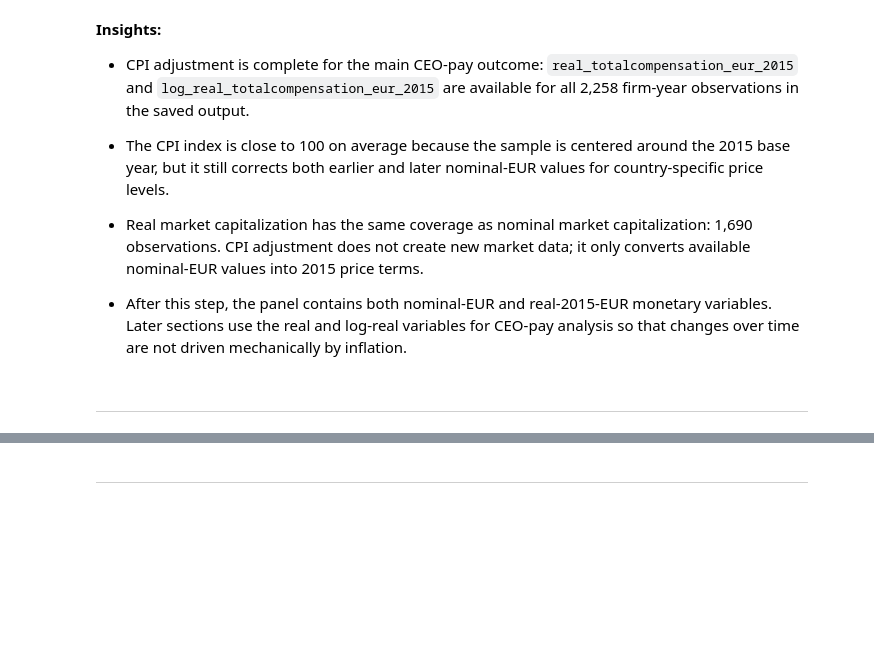
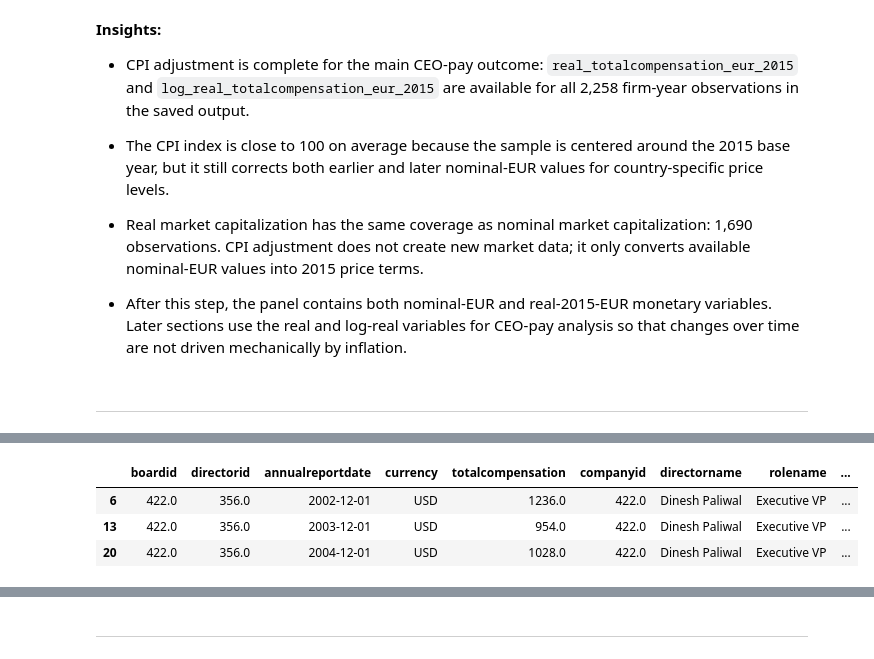
Before and after one commit to rizkyakbar-tud/DAI, a Jupyter notebook: mission/proposals_st26/mission_proposal_Akbar-Zduńczyk copy.ipynb, the cells around one changed output, grey strips where cells are left out. Saved outputs shown, nothing was run; the diff lists cells and outputs as text; code cells hidden in the pictures; blank space fills up the shorter version.

```diff
--- a/mission/proposals_st26/mission_proposal_Akbar-Zduńczyk copy.ipynb
+++ b/mission/proposals_st26/mission_proposal_Akbar-Zduńczyk copy.ipynb
@@ -2680,0 +2665,53 @@ log_pay_dispersion: mean=1.081, std=1.109
+# %%
+# Prepare role spells that are eligible for the pay-ratio denominator
+pay_ratio_role_spells = df_emp_pay_ratio_roles[["companyid", "directorid", "directorname", "rolename", "datestartrole", "dateendrole_clean"]].copy()
+
+
+# Use relevant columns from df_remun
+df_remun_pay_ratio = df_remun[["boardid", "directorid", "annualreportdate", "currency", "totalcompensation"]].copy()
+
+df_remun_pay_ratio["annualreportdate"] = pd.to_datetime(df_remun_pay_ratio["annualreportdate"],errors="coerce")
+
+# Merge remuneration to eligible non-CEO executive role spells
+# This mirrors Section 5.2: match on directorid and firm id
+df_pay_ratio_remun_matched = df_remun_pay_ratio.merge(
+    pay_ratio_role_spells,
+    left_on=["directorid", "boardid"],
+    right_on=["directorid", "companyid"],
+    how="inner",
+)
+
+# Keep remuneration records whose annual report date falls inside the role spell
+# Use the same 90-day tolerance window as the CEO-remuneration matching step
+df_pay_ratio_remun_matched = df_pay_ratio_remun_matched.loc[
+    (
+        df_pay_ratio_remun_matched["annualreportdate"]
+        >= df_pay_ratio_remun_matched["datestartrole"] - pd.Timedelta(days=90)
+    )
+    & (
+        df_pay_ratio_remun_matched["dateendrole_clean"].isna()
+        | (
+            df_pay_ratio_remun_matched["annualreportdate"]
+            <= df_pay_ratio_remun_matched["dateendrole_clean"] + pd.Timedelta(days=90)
+        )
+    )
+].copy()
+
+# Keep valid dated records with positive compensation
+df_pay_ratio_remun_matched = df_pay_ratio_remun_matched.loc[
+    df_pay_ratio_remun_matched["annualreportdate"].notna()
+    & df_pay_ratio_remun_matched["totalcompensation"].gt(0)
+].copy()
+
+
+# Add firm-year key for later aggregation
+df_pay_ratio_remun_matched["annualreportyear"] = (
+    df_pay_ratio_remun_matched["annualreportdate"].dt.year
+)
+
+df_pay_ratio_remun_matched.head(3)
+# %% [output]
+|  | boardid | directorid | annualreportdate | currency | totalcompensation | companyid | directorname | rolename | ... |
+| 6 | 422.0 | 356.0 | 2002-12-01 | USD | 1236.0 | 422.0 | Dinesh Paliwal | Executive VP | ... |
+| 13 | 422.0 | 356.0 | 2003-12-01 | USD | 954.0 | 422.0 | Dinesh Paliwal | Executive VP | ... |
+| 20 | 422.0 | 356.0 | 2004-12-01 | USD | 1028.0 | 422.0 | Dinesh Paliwal | Executive VP | ... |
```
Also changed, not shown: parts of 19 cells of this notebook.
